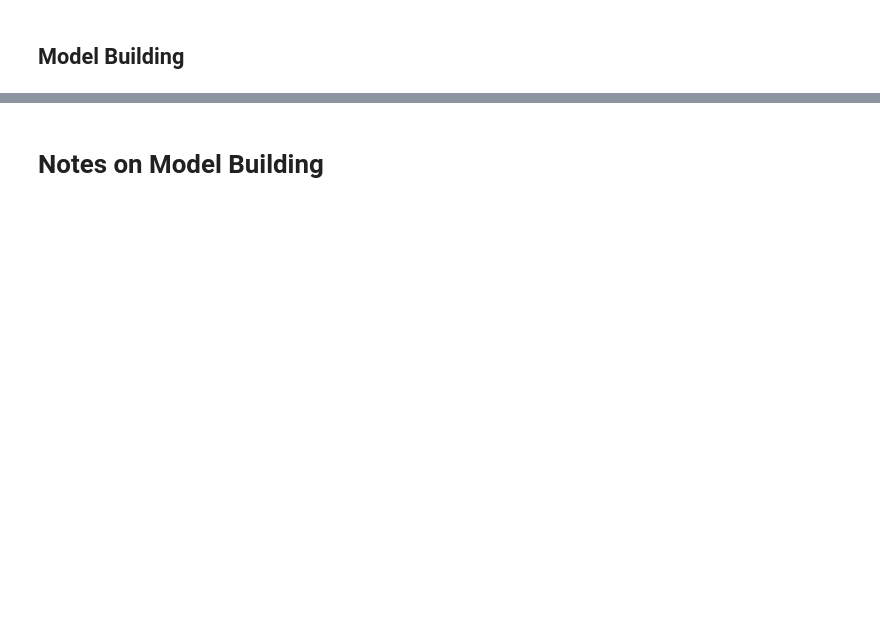
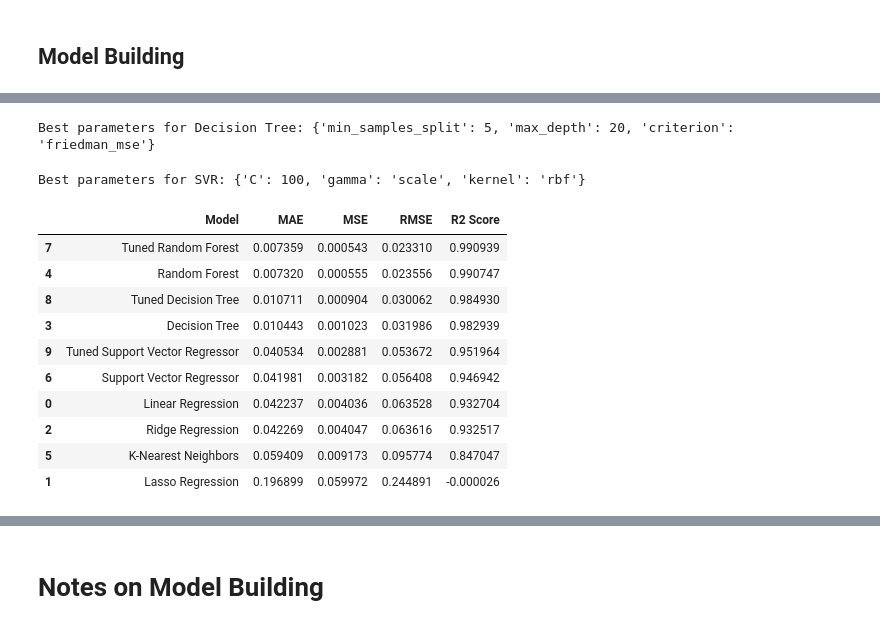
Before and after one commit to otrocarlosmartinez/PROJECT1, a Jupyter notebook: PROJECT1_TEAM2_CM.ipynb, the cells around one changed output, grey strips where cells are left out. Saved outputs shown, nothing was run; the diff lists cells and outputs as text; code cells hidden in the pictures; blank space fills up the shorter version.

Commit message:
"model tuning"

```diff
--- a/PROJECT1_TEAM2_CM.ipynb
+++ b/PROJECT1_TEAM2_CM.ipynb
@@ -698,0 +1159,44 @@ results_df.sort_values(by="R2 Score", ascending=False)
+# %%
+# Define the model
+dt = DecisionTreeRegressor()
+
+# Define the parameter distribution
+param_dist = {
+    'max_depth': [None, 10, 20, 30],
+    'min_samples_split': [2, 5, 10],
+    'criterion': ['mse', 'friedman_mse', 'mae']
+}
+
+# Initialize RandomizedSearchCV
+random_search = RandomizedSearchCV(estimator=dt, param_distributions=param_dist, n_iter=100, cv=5, scoring='neg_mean_squared_error', n_jobs=-1, random_state=42)
+
+# Fit the model
+random_search.fit(x_train, y_train)
+
+# Get the best parameters
+best_params = random_search.best_params_
+print("Best parameters for Decision Tree:", best_params)
+# %% [output]
+Best parameters for Decision Tree: {'min_samples_split': 5, 'max_depth': 20, 'criterion': 'friedman_mse'}
+# %%
+# Define the model
+svr = SVR()
+
+# Define the parameter grid
+param_grid = {
+    'C': [0.1, 1, 10, 100],
+    'kernel': ['linear', 'poly', 'rbf', 'sigmoid'],
+    'gamma': ['scale', 'auto']
+}
+
+# Initialize GridSearchCV
+grid_search = GridSearchCV(estimator=svr, param_grid=param_grid, cv=5, scoring='neg_mean_squared_error', n_jobs=-1)
+
+# Fit the model
+grid_search.fit(x_train, y_train)
+
+# Get the best parameters
+best_params = grid_search.best_params_
+print("Best parameters for SVR:", best_params)
+# %% [output]
+Best parameters for SVR: {'C': 100, 'gamma': 'scale', 'kernel': 'rbf'}
@@ -699,3 +1216,18 @@ results_df.sort_values(by="R2 Score", ascending=False)
+# %%
+# Display the results DataFrame
+results_df.sort_values(by="R2 Score", ascending=False)
+# %% [output]
+|  | Model | MAE | MSE | RMSE | R2 Score |
+| 7 | Tuned Random Forest | 0.007359 | 0.000543 | 0.023310 | 0.990939 |
+| 4 | Random Forest | 0.007320 | 0.000555 | 0.023556 | 0.990747 |
+| 8 | Tuned Decision Tree | 0.010711 | 0.000904 | 0.030062 | 0.984930 |
+| 3 | Decision Tree | 0.010443 | 0.001023 | 0.031986 | 0.982939 |
+| 9 | Tuned Support Vector Regressor | 0.040534 | 0.002881 | 0.053672 | 0.951964 |
+| 6 | Support Vector Regressor | 0.041981 | 0.003182 | 0.056408 | 0.946942 |
+| 0 | Linear Regression | 0.042237 | 0.004036 | 0.063528 | 0.932704 |
+| 2 | Ridge Regression | 0.042269 | 0.004047 | 0.063616 | 0.932517 |
+| 5 | K-Nearest Neighbors | 0.059409 | 0.009173 | 0.095774 | 0.847047 |
+| 1 | Lasso Regression | 0.196899 | 0.059972 | 0.244891 | -0.000026 |
 # %%
 results_df.sort_values(by="MAE")
 # %% [output]
```
Also changed, not shown: parts of 75 cells of this notebook, 1 other file.
